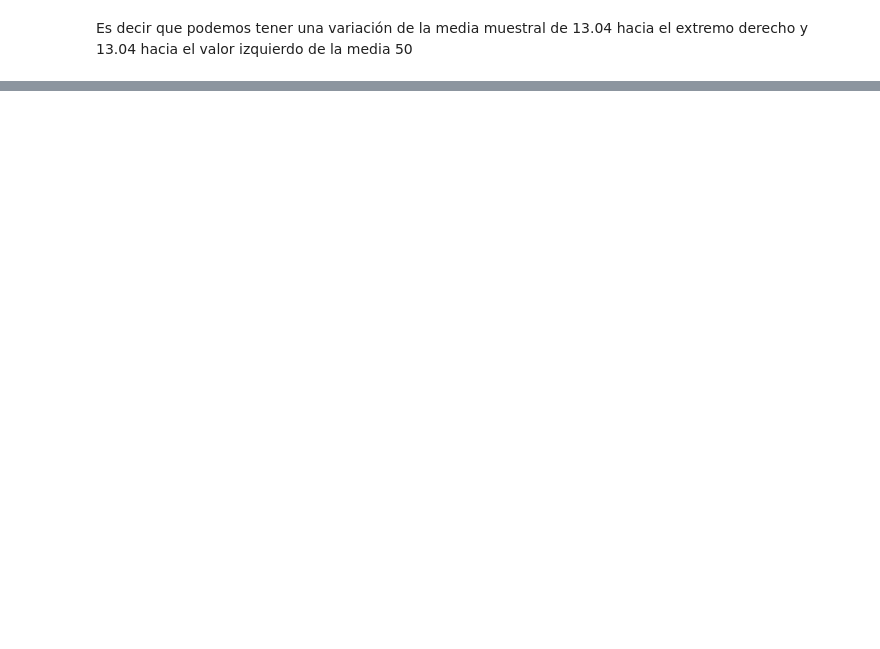
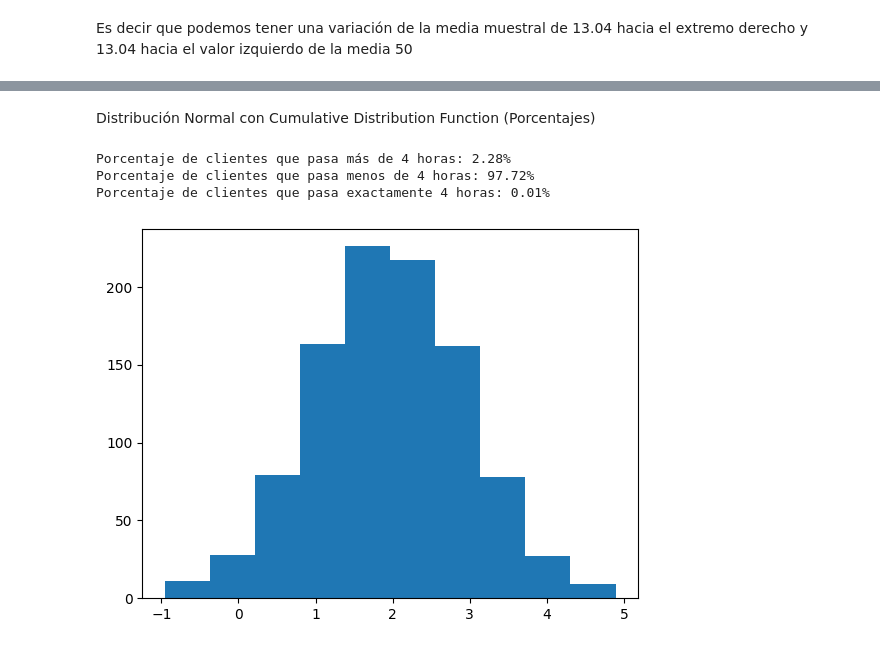
Before and after one commit to jmhrivera/own_documentation, a Jupyter notebook: Data Analyst/12. Resumen DA.ipynb, the cells around one changed output, grey strips where cells are left out. Cells and saved outputs as stored; diff of their text form; code cells hidden in the pictures; blank space fills up the shorter version.

```diff
--- a/Data Analyst/12. Resumen DA.ipynb
+++ b/Data Analyst/12. Resumen DA.ipynb
@@ -164,0 +221,62 @@ Es decir que podemos tener una variación de la media muestral de 13.04 hacia el
+# %% [markdown]
+Distribución Normal con Cumulative Distribution Function (Porcentajes)
+# %%
+'''Supongamos que el número de horas que los clientes pasan en un gimnasio cada semana sigue
+ una distribución normal con una media de 2 y una desviación típica de 1.
+ ¿Qué porcentaje de clientes pasa más de 4 horas a la semana en el gimnasio?
+ ¿Qué porcentaje de clientes pasa menos de 4 horas a la semana en el gimnasio?
+ ¿Qué porcentaje de clientes pasa exactamente de 4 horas a la semana en el gimnasio?
+ '''
+
+from scipy import stats
+
+mu = 2  # Media (horas)
+sigma = 1  # Desviación estándar
+
+# Definir el límite de horas para cada caso
+horas_limite = 4
+
+# Calcular la probabilidad acumulada hasta el valor del límite de horas
+prob_limite_horas = stats.norm.cdf(horas_limite, mu, sigma)
+
+# La probabilidad de que los clientes pasen más de 4 horas es el complemento de la probabilidad de que pasen hasta 4 horas
+prob_mas_de_4_horas = 1 - prob_limite_horas
+
+# La probabilidad de que los clientes pasen menos de 4 horas es simplemente la probabilidad acumulada hasta 4 horas
+prob_menos_de_4_horas = prob_limite_horas
+
+# La probabilidad de que los clientes pasen exactamente 4 horas es la diferencia entre las probabilidades acumuladas hasta 4 horas y hasta un poco menos de 4 horas
+prob_exactamente_4_horas = prob_limite_horas - stats.norm.cdf(horas_limite - 0.001, mu, sigma)
+
+# Convertir las probabilidades en porcentajes
+porcentaje_mas_de_4_horas = prob_mas_de_4_horas * 100
+porcentaje_menos_de_4_horas = prob_menos_de_4_horas * 100
+porcentaje_exactamente_4_horas = prob_exactamente_4_horas * 100
+
+# Imprimir los resultados
+print(f'Porcentaje de clientes que pasa más de 4 horas: {porcentaje_mas_de_4_horas:.2f}%')
+print(f'Porcentaje de clientes que pasa menos de 4 horas: {porcentaje_menos_de_4_horas:.2f}%')
+print(f'Porcentaje de clientes que pasa exactamente 4 horas: {porcentaje_exactamente_4_horas:.2f}%')
+# %% [output]
+Porcentaje de clientes que pasa más de 4 horas: 2.28%
+Porcentaje de clientes que pasa menos de 4 horas: 97.72%
+Porcentaje de clientes que pasa exactamente 4 horas: 0.01%
+# %%
+import numpy as np
+import matplotlib.pyplot as plt
+
+# Parámetros de la distribución normal
+media = 2  # Media / Mu (horas)
+desviacion_estandar = 1  # Desviación estándar / Sigma
+
+# Generar muestras aleatorias de la distribución normal
+muestras = np.random.normal(loc=media, scale=desviacion_estandar, size=1000)
+
+
+
+
+
+# plt.axvline(2.28, color='red') # Dibuja una linea vertical
+plt.show()
+# %% [output]
+[figure, added]
```
Also changed, not shown: parts of 15 cells of this notebook.
